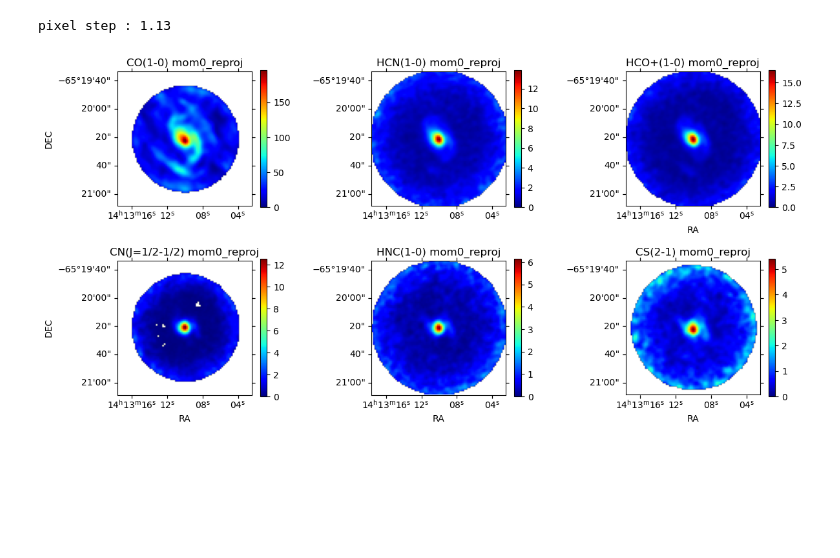
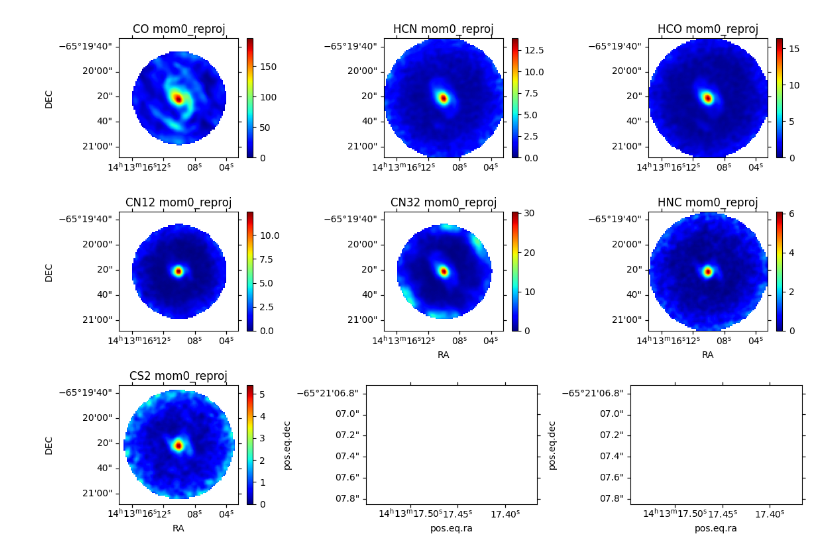
Before and after one commit to aqingo3o/Hello-Circinus, a Jupyter notebook: mom0_smoothFirst/py_smoothFirst_all-ratio.ipynb, the cells around one changed output. Drawn from its saved outputs; the diff is of its cells as text; code cells hidden in the pictures; blank space fills up the shorter version.

```diff
--- a/mom0_smoothFirst/py_smoothFirst_all-ratio.ipynb
+++ b/mom0_smoothFirst/py_smoothFirst_all-ratio.ipynb
@@ -114,49 +134,26 @@ Giving reprojecting material...
-# %%
-# show the regrid ima
-
-print(f'pixel step : {pixelStep}')
-fig_rg, ax = plt.subplots(2, 3, figsize=(12, 6), subplot_kw={'projection': CO_new_wcs}) # 是這樣設座標的
-CO = ax[0, 0].imshow(CO_ima_reproj, cmap='jet', vmin=0) # 要指定物件
-fig_rg.colorbar(CO, ax=ax[0, 0]) # call the obj
-ax[0, 0].set_title("CO(1-0) mom0_reproj")
-ax[0, 0].set_xlabel(' ')
-ax[0, 0].set_ylabel('DEC')
-
-HCN = ax[0, 1].imshow(HCN_ima_reproj, cmap='jet', vmin=0)
-fig_rg.colorbar(HCN, ax=ax[0, 1])
-ax[0, 1].set_title("HCN(1-0) mom0_reproj")
-ax[0, 1].set_xlabel(' ')
-ax[0, 1].set_ylabel(' ')
-
-HCO = ax[0, 2].imshow(HCO_ima_reproj, cmap='jet', vmin=0)
-fig_rg.colorbar(HCO, ax=ax[0, 2])
-ax[0, 2].set_title("HCO+(1-0) mom0_reproj")
-ax[0, 2].set_xlabel('RA')
-ax[0, 2].set_ylabel(' ')
-
-CN = ax[1, 0].imshow(CN_ima_reproj, cmap='jet', vmin=0)
-fig_rg.colorbar(CN, ax=ax[1, 0])
-ax[1, 0].set_title("CN(J=1/2-1/2) mom0_reproj")
-ax[1, 0].set_xlabel('RA')
-ax[1, 0].set_ylabel('DEC')
-
-HNC = ax[1, 1].imshow(HNC_ima_reproj, cmap='jet', vmin=0)
-fig_rg.colorbar(HNC, ax=ax[1, 1])
-ax[1, 1].set_title("HNC(1-0) mom0_reproj")
-ax[1, 1].set_xlabel('RA')
-ax[1, 1].set_ylabel(' ')
-
-CS2 = ax[1, 2].imshow(CS2_ima_reproj, cmap='jet', vmin=0)
-fig_rg.colorbar(CS2, ax=ax[1, 2])
-ax[1, 2].set_title("CS(2-1) mom0_reproj")
-ax[1, 2].set_xlabel('RA')
-ax[1, 2].set_ylabel(' ')
-
-plt.tight_layout() # 神奇妙妙工具
-plt.show()
-# %% [output]
-pixel step : 1.13
-[figure, removed]
+# %%
+# show the regrid ima
+fig_rg, ax = plt.subplots(3, 3, figsize=(12, 8), subplot_kw={'projection': CO_new_wcs})  # 是這樣設座標的
+ax_flat = ax.flatten() # 壓成 1d 這樣可以用洄圈
+
+for i, k in enumerate(dataa): # 老豆寫過的那個！
+    obj = ax_flat[i].imshow(dataa[k]['ima_reproj'], cmap='jet', vmin=0)
+    fig_rg.colorbar(obj, ax=ax_flat[i])
+    ax_flat[i].set_title(f"{k} mom0_reproj")
+
+    if i % 3 == 0:
+        ax_flat[i].set_ylabel('DEC')
+    else:
+        ax_flat[i].set_ylabel(' ')
+    if i > 3:
+        ax_flat[i].set_xlabel('RA')
+    else:
+        ax_flat[i].set_xlabel(' ')
+
+plt.tight_layout() # 神奇妙妙工具
+plt.show()
+# %% [output]
+[figure, added]
 # %%
 # ratio mapS
 
```
Also changed, not shown: parts of 9 cells of this notebook.
